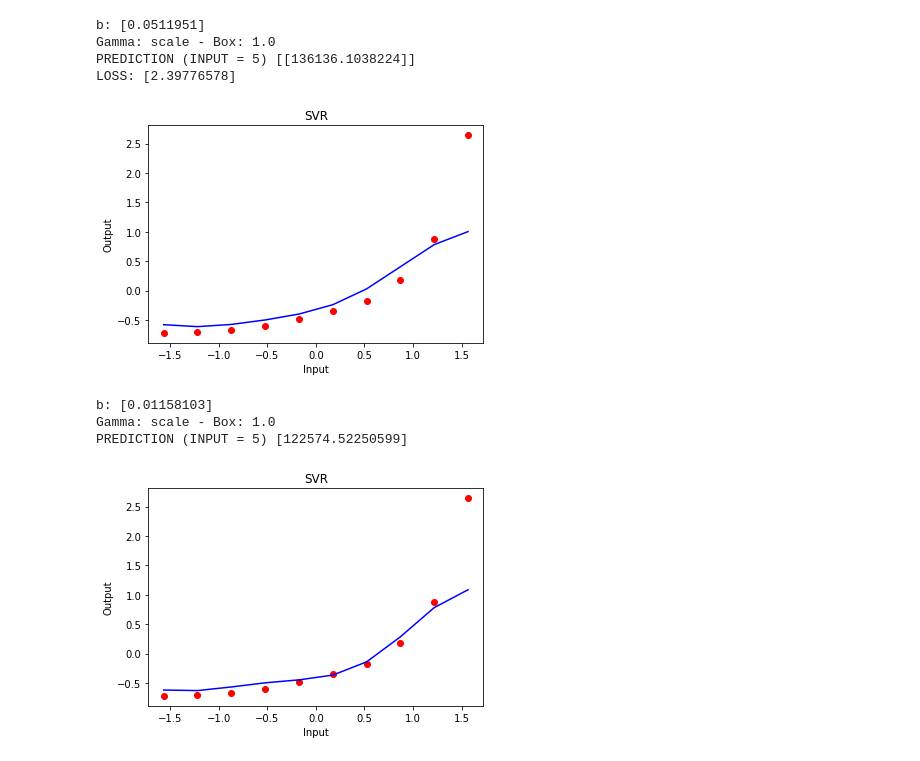
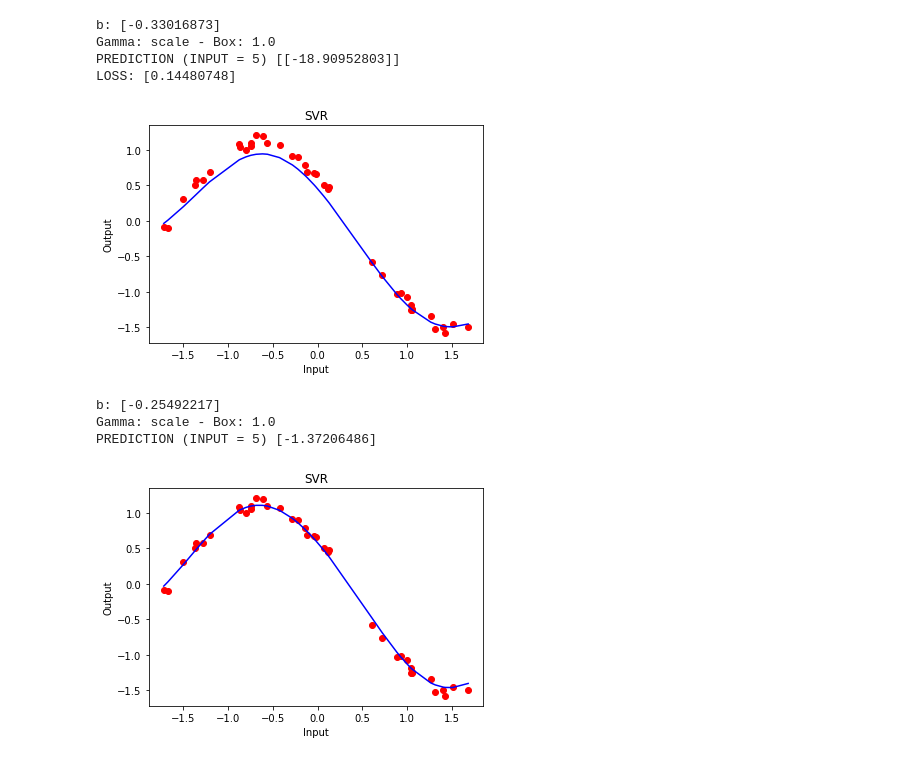
Before and after one commit to EliaPiccoli/ML-CM-Project, a Jupyter notebook: cm_scripts/prova_rbf.ipynb, the cells around one changed output. Cells and saved outputs as stored; diff of their text form; code cells hidden in the pictures.

```diff
--- a/cm_scripts/prova_rbf.ipynb
+++ b/cm_scripts/prova_rbf.ipynb
@@ -12,8 +12,8 @@ x = np.vstack(np.sort(5 * np.random.rand(40, 1), axis=0))
 orig_x = copy.deepcopy(x)
 y = 10* np.sin(x)
 y += [ yi + 3 * (0.5 - np.random.rand()) for yi in y]
-x = np.vstack(np.arange(1,11,1))
-y = np.array([[45000],[50000],[60000],[80000],[110000],[150000],[200000],[300000],[500000],[1000000]])
+# x = np.vstack(np.arange(1,11,1))
+# y = np.array([[45000],[50000],[60000],[80000],[110000],[150000],[200000],[300000],[500000],[1000000]])
 # y = [np.exp(xi) for xi in x]
 plt.scatter(x,y)
 plt.show()
@@ -81,31 +99,31 @@ b -= 0.1 # -eps
 # %%
 W = np.dot(np.transpose(betasv), suppvect)
 # print(f"W : {W}")
 print(f"b: {b}")
 print(f"Gamma: {gamma} - Box: {box}")
 to_predict = 5
 sc_X_val = sc_X.transform(np.array([[to_predict]]))
 # Second predict the value
 scaled_y_pred = predict_rbf(b, betasv, sc_X_val, suppvect, gamma=(None if gamma == 'scale' else gamma))
 # Third - since this is scaled - we have to inverse transform
 y_pred = sc_y.inverse_transform(scaled_y_pred)
 print(f'PREDICTION (INPUT = {to_predict})', y_pred)
 
 plt.scatter(x, y , color="red")
-pred = [float(predict_rbf(b, betasv, x[i], suppvect, gamma=(None if gamma == 'scale' else gamma))) for i in range(x.size)]
+pred = [float(predict_rbf(b, betasv, x[i], suppvect, gamma=None)) for i in range(x.size)]
 print("LOSS:",eps_ins_loss(y,pred))
 # print(pred)
 plt.plot(x, pred, color="blue")
 plt.title('SVR')
 plt.xlabel('Input')
 plt.ylabel('Output')
 plt.show()
 # %% [output]
-b: [0.0511951]
+b: [-0.33016873]
 Gamma: scale - Box: 1.0
-PREDICTION (INPUT = 5) [[136136.1038224]]
-LOSS: [2.39776578]
+PREDICTION (INPUT = 5) [[-18.90952803]]
+LOSS: [0.14480748]
-[figure, old version]
+[figure, new version]
 # %%
 from sklearn.svm import SVR
 regressor = SVR(kernel = 'rbf',gamma=gamma)
@@ -114,7 +132,7 @@ X = x
 regressor.fit(X, Y)
 y_scal = sc_X.transform(np.array([[to_predict]]))
 y_pred = regressor.predict(y_scal)
-y_pred = sc_y.inverse_transform(y_pred)
+# y_pred = sc_y.inverse_transform(y_pred)
 print(f"b: {regressor.intercept_}")
 print(f"Gamma: {regressor.get_params()['gamma']} - Box: {regressor.get_params()['C']}")
 print(f'PREDICTION (INPUT = {to_predict})',y_pred)
@@ -127,9 +145,9 @@ plt.xlabel('Input')
 plt.ylabel('Output')
 plt.show()
 # %% [output]
-b: [0.01158103]
+b: [-0.25492217]
 Gamma: scale - Box: 1.0
-PREDICTION (INPUT = 5) [122574.52250599]
+PREDICTION (INPUT = 5) [-1.37206486]
-[figure, old version]
+[figure, new version]
 # %%
 regressor.support_vectors_
```
Also changed, not shown: parts of 11 cells of this notebook, 4 other files.
